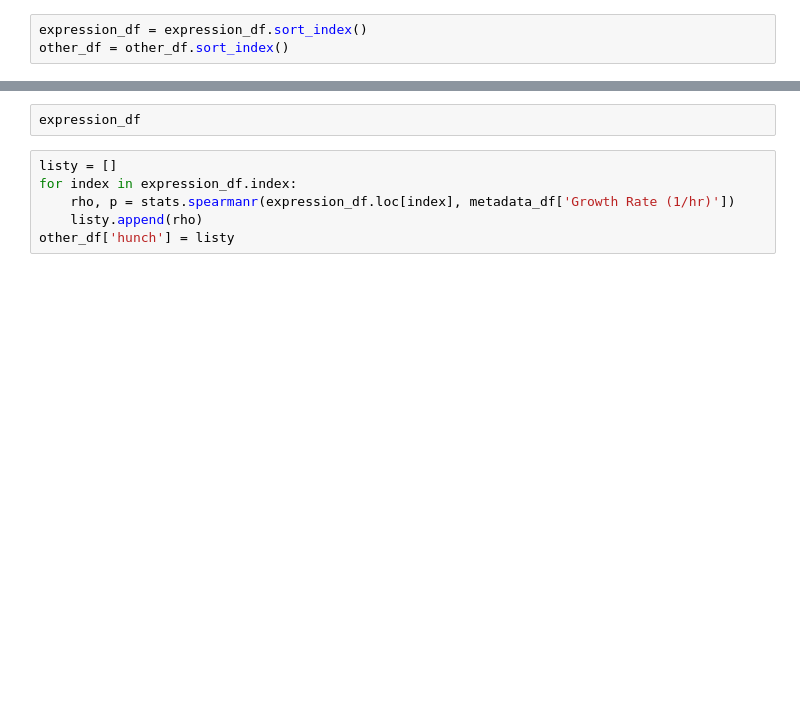
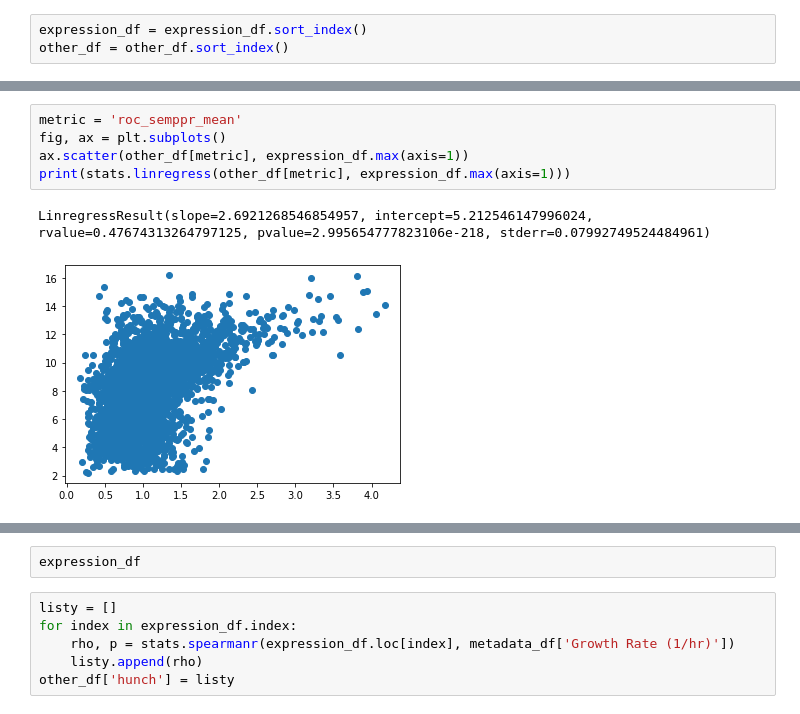
Before and after one commit to adamhockenberry/Growth-expression-translation, a Jupyter notebook: Code/scratch_AJH.ipynb, the cells around one changed output, grey strips where cells are left out. Cells and saved outputs as stored; diff of their text form; blank space fills up the shorter version.

```diff
--- a/Code/scratch_AJH.ipynb
+++ b/Code/scratch_AJH.ipynb
@@ -139 +131,9 @@ tempy
+# %%
+metric = 'roc_semppr_mean'
+fig, ax = plt.subplots()
+ax.scatter(other_df[metric], expression_df.max(axis=1))
+print(stats.linregress(other_df[metric], expression_df.max(axis=1)))
+# %% [output]
+LinregressResult(slope=2.6921268546854957, intercept=5.212546147996024, rvalue=0.47674313264797125, pvalue=2.995654777823106e-218, stderr=0.07992749524484961)
+[figure, added]
 # %%
```
Also changed, not shown: parts of 14 cells of this notebook, 8 other files.
